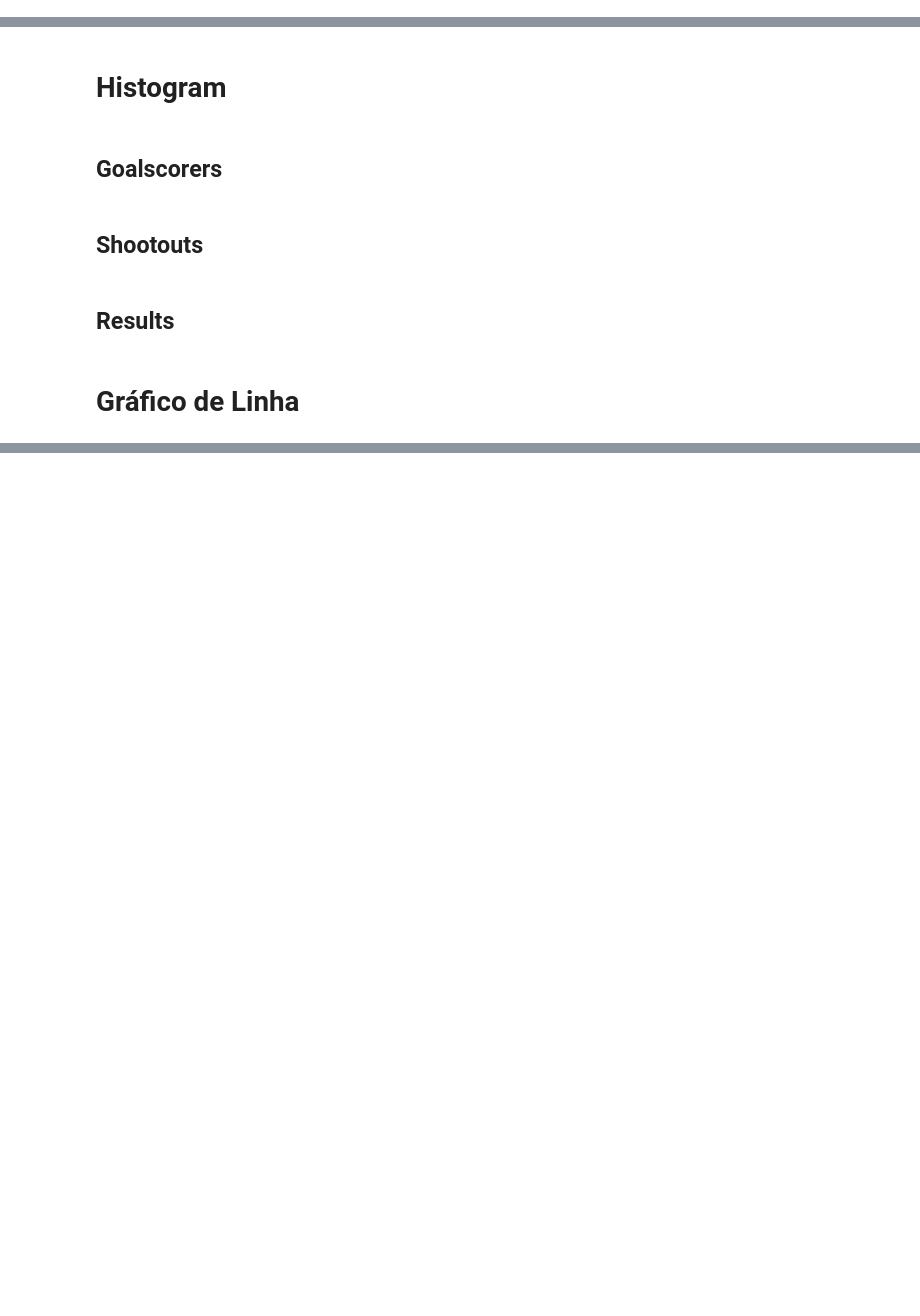
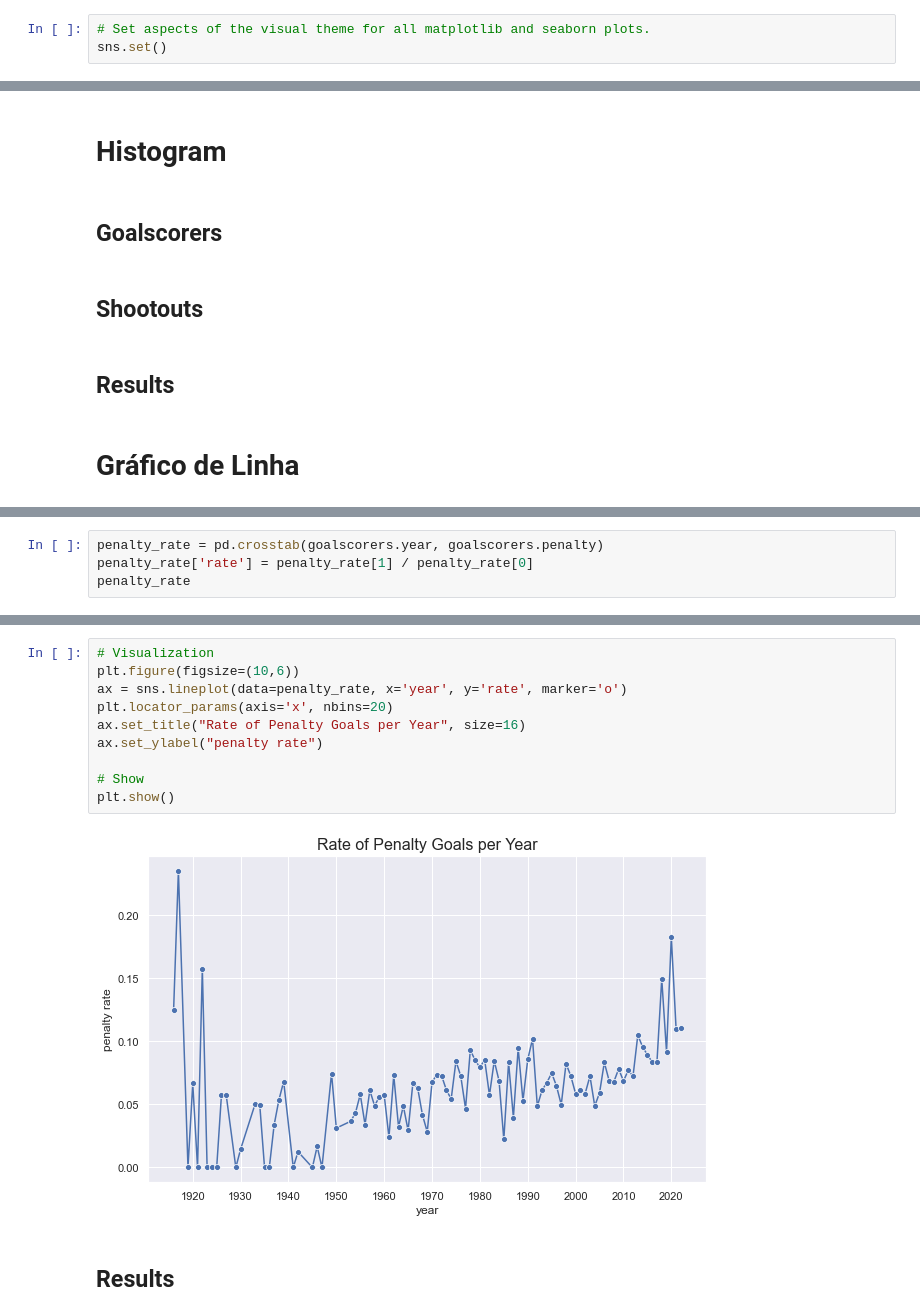
Before and after one commit to ryann-arruda/python-data-analysis, a Jupyter notebook: Data_Visualization.ipynb, the cells around one changed output, grey strips where cells are left out. Cells and saved outputs as stored; diff of their text form; blank space fills up the shorter version.

Commit message:
feat: Adding new visualizations
Line plots, Bar plots and a Flourish visualization (Bar Race Chart)

```diff
--- a/Data_Visualization.ipynb
+++ b/Data_Visualization.ipynb
@@ -6 +12,4 @@ import seaborn as sns
+# %%
+# Set aspects of the visual theme for all matplotlib and seaborn plots.
+sns.set()
 # %% [markdown]
@@ -77,0 +283,4 @@ results
+# %%
+penalty_rate = pd.crosstab(goalscorers.year, goalscorers.penalty)
+penalty_rate['rate'] = penalty_rate[1] / penalty_rate[0]
+penalty_rate
@@ -77,0 +302,14 @@ results
+# %%
+# Visualization
+plt.figure(figsize=(10,6))
+ax = sns.lineplot(data=penalty_rate, x='year', y='rate', marker='o')
+plt.locator_params(axis='x', nbins=20)
+ax.set_title("Rate of Penalty Goals per Year", size=16)
+ax.set_ylabel("penalty rate")
+
+# Show
+plt.show()
+# %% [output]
+[figure, added]
+# %% [markdown]
+## **Results**
```
Also changed, not shown: parts of 41 cells of this notebook.
